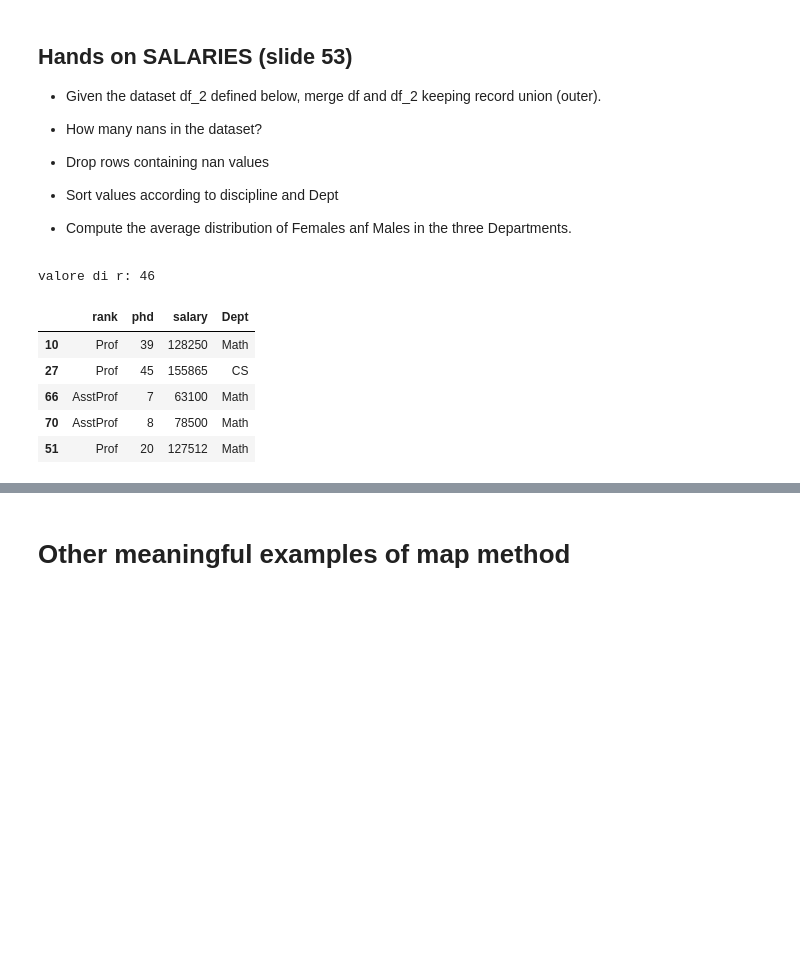
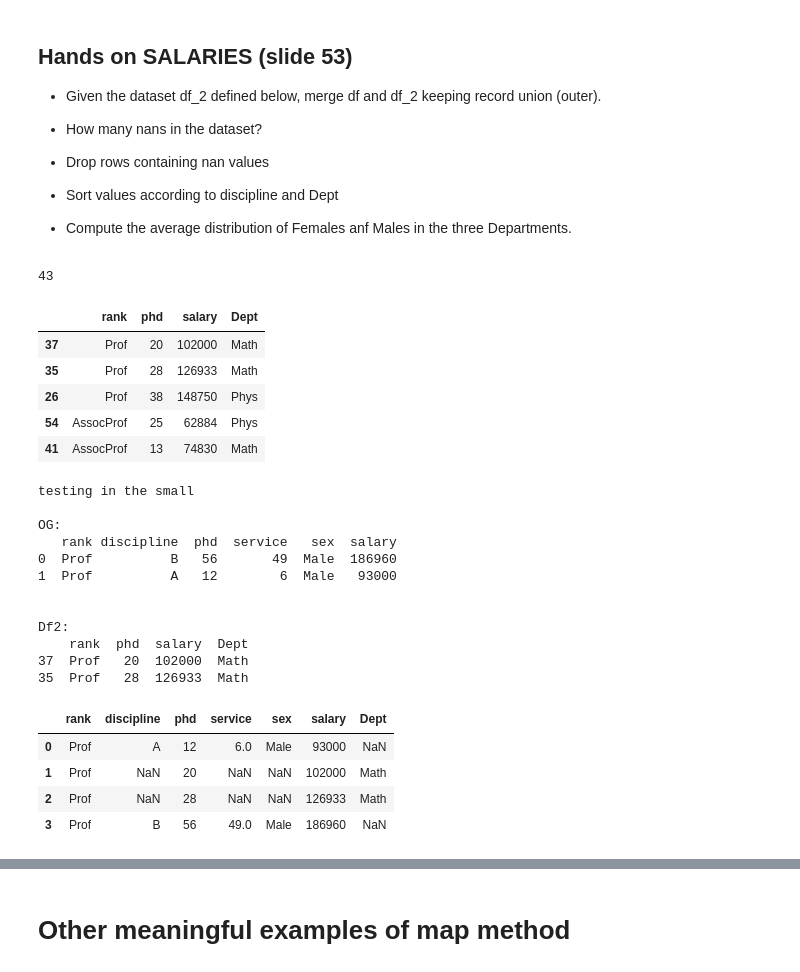
Before and after one commit to Manillin/Notes, a Jupyter notebook: masters/BigDataAnalytics/Lab/data_analytics/DA_2025_students.ipynb, the cells around one changed output, grey strips where cells are left out. Drawn from its saved outputs; the diff is of its cells as text; code cells hidden in the pictures; blank space fills up the shorter version.

```diff
--- a/masters/BigDataAnalytics/Lab/data_analytics/DA_2025_students.ipynb
+++ b/masters/BigDataAnalytics/Lab/data_analytics/DA_2025_students.ipynb
@@ -768,19 +841,47 @@ r=random.randint(20,70)
 
 # crea un <class 'numpy.ndarray'>
 dept=np.random.choice(['Math','CS','Phys'],r)
+print(r)
 # sample(r) prende r righe dal df per campionarle
 # copy() crea una copia del df (per evitare sovrascritture)
 df_2=df[['rank','phd','salary']].sample(r).copy()
 df_2['Dept']=dept
 df_2.head(5)
 # %% [output]
-valore di r: 46
+43
 |  | rank | phd | salary | Dept |
-| 10 | Prof | 39 | 128250 | Math |
-| 27 | Prof | 45 | 155865 | CS |
-| 66 | AsstProf | 7 | 63100 | Math |
-| 70 | AsstProf | 8 | 78500 | Math |
-| 51 | Prof | 20 | 127512 | Math |
+| 37 | Prof | 20 | 102000 | Math |
+| 35 | Prof | 28 | 126933 | Math |
+| 26 | Prof | 38 | 148750 | Phys |
+| 54 | AssocProf | 25 | 62884 | Phys |
+| 41 | AssocProf | 13 | 74830 | Math |
+# %%
+print("testing in the small")
+df1_1 = df.head(2)
+df_22 = df_2.head(2)
+print(f'\nOG:\n{df1_1.head()}\n\n')
+print(f'Df2:\n{df_22.head()}\n')
+
+df_merge2 = pd.merge(df1_1,df_22,how='outer')
+df_merge2
+# %% [output]
+testing in the small
+
+OG:
+   rank discipline  phd  service   sex  salary
+0  Prof          B   56       49  Male  186960
+1  Prof          A   12        6  Male   93000
+
+
+Df2:
+    rank  phd  salary  Dept
+37  Prof   20  102000  Math
+35  Prof   28  126933  Math
+|  | rank | discipline | phd | service | sex | salary | Dept |
+| 0 | Prof | A | 12 | 6.0 | Male | 93000 | NaN |
+| 1 | Prof | NaN | 20 | NaN | NaN | 102000 | Math |
+| 2 | Prof | NaN | 28 | NaN | NaN | 126933 | Math |
+| 3 | Prof | B | 56 | 49.0 | Male | 186960 | NaN |
 # %%
 print('merged dataset using outher method')
 df_merged=pd.merge(df,df_2,how='outer')
```
Also changed, not shown: parts of 35 cells of this notebook.
